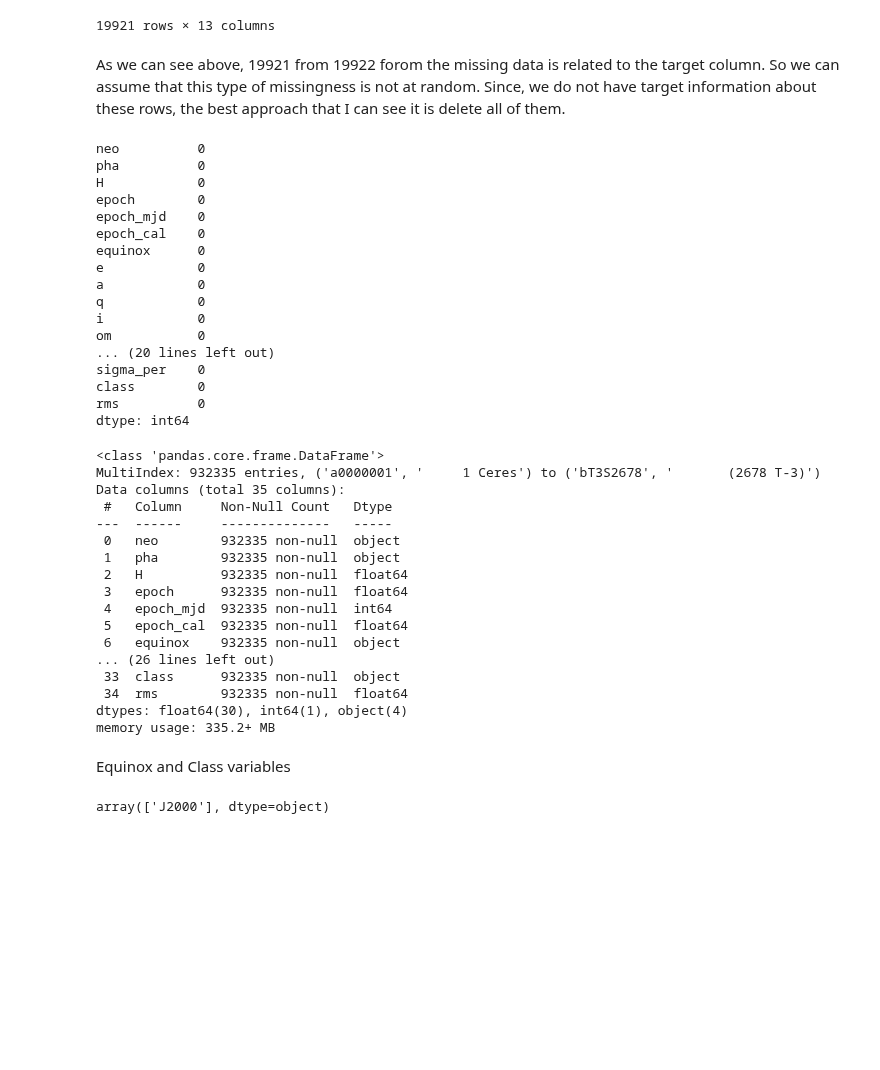
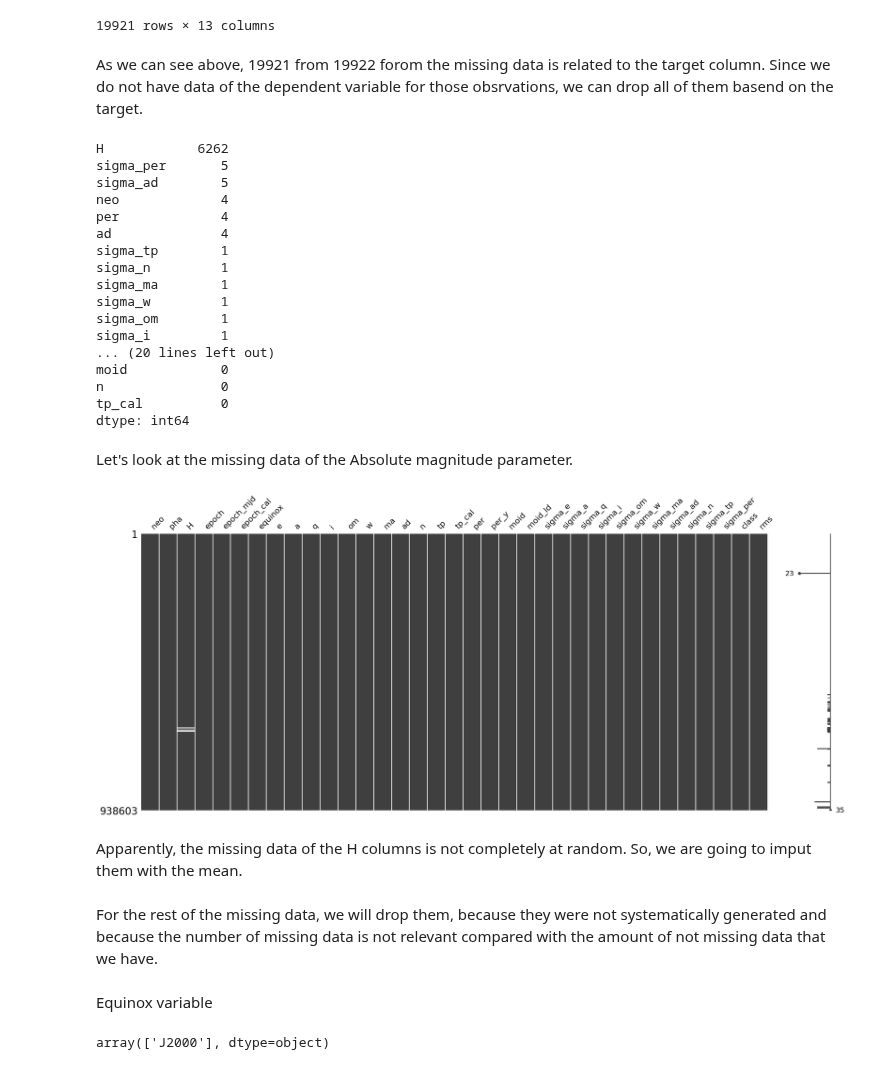
Before and after one commit to caiosoter/DS-Projects, a Jupyter notebook: Asteroid_Classification/Asteroid_Classification.ipynb, the cells around one changed output. Cells and saved outputs as stored; diff of their text form; code cells hidden in the pictures; blank space fills up the shorter version.

```diff
--- a/Asteroid_Classification/Asteroid_Classification.ipynb
+++ b/Asteroid_Classification/Asteroid_Classification.ipynb
@@ -169,48 +170,35 @@ df_2[df["pha"].isnull()]
 | bK20K04C | (2020 KC4) | NaN | NaN | NaN | NaN | NaN | NaN | NaN | NaN | NaN | ... |
 19921 rows × 13 columns
 # %% [markdown]
-As we can see above, 19921 from 19922 forom the missing data is related to the target column. So we can assume that this type of missingness is not at random. Since, we do not have target information about these rows, the best approach that I can see it is delete all of them.
+As we can see above, 19921 from 19922 forom the missing data is related to the target column. Since we do not have data of the dependent variable for those obsrvations, we can drop all of them basend on the target.
 # %%
-# Dropping rows with missing data:
-df.dropna(inplace=True)
-df.isna().sum()
+# Dropping observations with missing data in the dependent variable:
+df.dropna(subset="pha", inplace=True)
+df.isna().sum().sort_values(ascending=False)
 # %% [output]
-neo          0
-pha          0
-H            0
-epoch        0
-epoch_mjd    0
-epoch_cal    0
-equinox      0
-e            0
-a            0
-q            0
-i            0
-om           0
+H            6262
+sigma_per       5
+sigma_ad        5
+neo             4
+per             4
+ad              4
+sigma_tp        1
+sigma_n         1
+sigma_ma        1
+sigma_w         1
+sigma_om        1
+sigma_i         1
 ... (20 lines left out)
-sigma_per    0
-class        0
-rms          0
+moid            0
+n               0
+tp_cal          0
 dtype: int64
-# %%
-df.info()
-# %% [output]
-<class 'pandas.core.frame.DataFrame'>
-MultiIndex: 932335 entries, ('a0000001', '     1 Ceres') to ('bT3S2678', '       (2678 T-3)')
-Data columns (total 35 columns):
- #   Column     Non-Null Count   Dtype
----  ------     --------------   -----
- 0   neo        932335 non-null  object
- 1   pha        932335 non-null  object
- 2   H          932335 non-null  float64
- 3   epoch      932335 non-null  float64
- 4   epoch_mjd  932335 non-null  int64
- 5   epoch_cal  932335 non-null  float64
- 6   equinox    932335 non-null  object
-... (26 lines left out)
- 33  class      932335 non-null  object
- 34  rms        932335 non-null  float64
-dtypes: float64(30), int64(1), object(4)
-memory usage: 335.2+ MB
-# %% [markdown]
-Equinox and Class variables
+# %% [markdown]
+Let's look at the missing data of the Absolute magnitude parameter.
+# %%
+# Plotting the missing data matrix:
+ms.matrix(df);
+# %% [output]
+[figure, added]
+# %% [markdown]
+Apparently, the missing data of the  H columns is not completely at random. So, we are going to imput them with the mean.
@@ -216,0 +217,2 @@ Equinox and Class variables
+# %% [markdown]
+For the rest of the missing data, we will drop them, because they were not systematically generated and because the number of missing data is not relevant compared with the amount of not missing data that we have.
@@ -217,3 +223,5 @@ Equinox and Class variables
+# %% [markdown]
+Equinox variable
 # %%
 # Looking at the unique data of equinox column:
 df['equinox'].unique()
```
Also changed, not shown: parts of 13 cells of this notebook.
